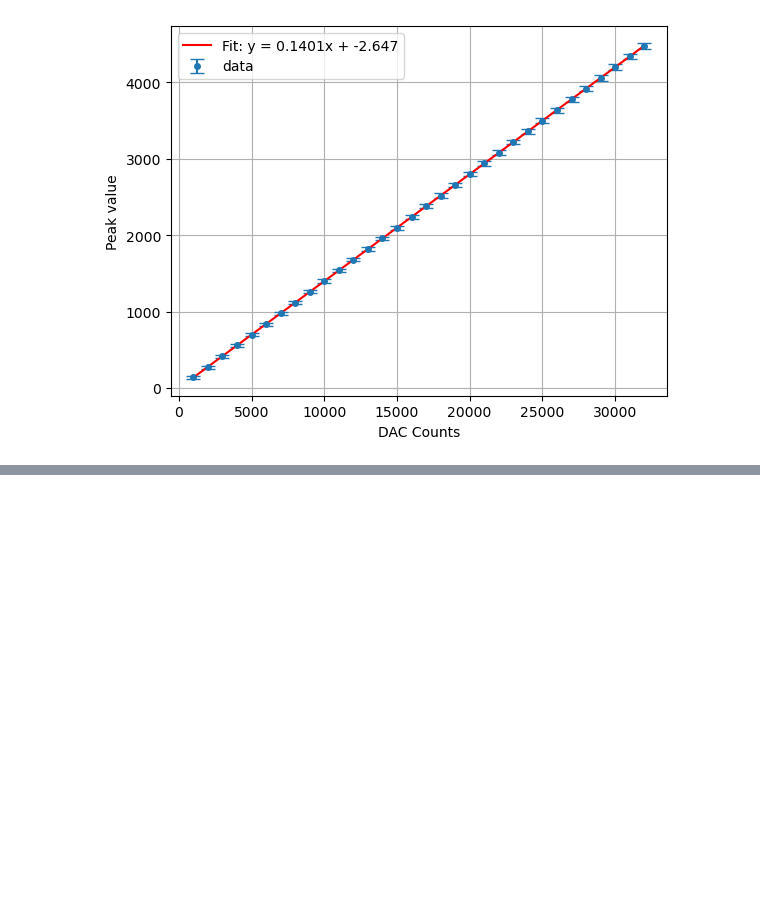
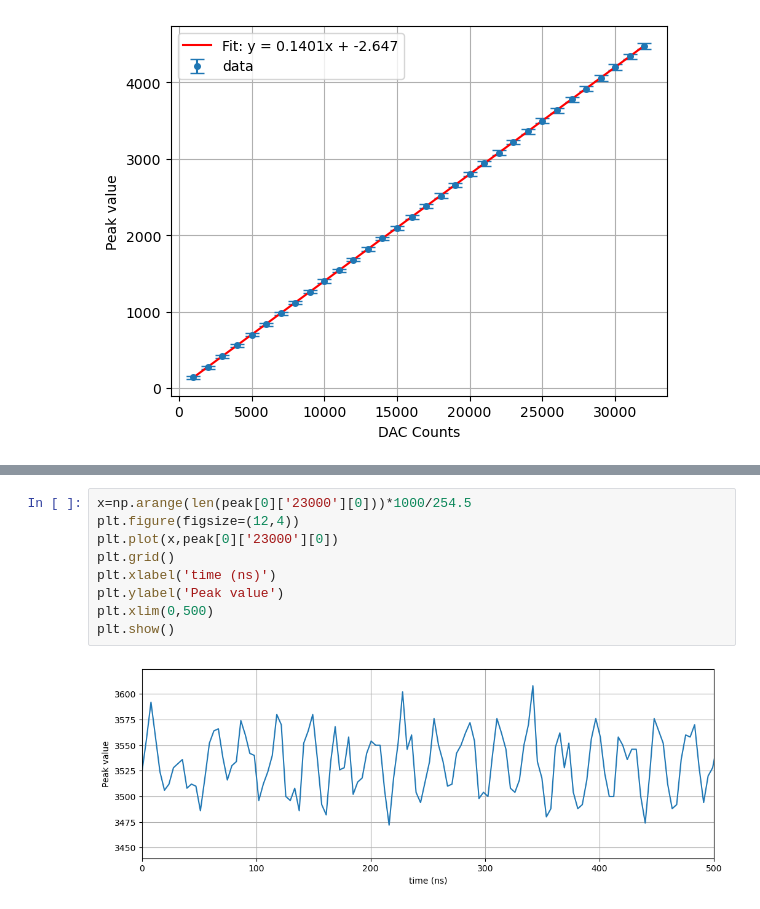
Before and after one commit to slaclab/kek-bpm-rfsoc-dev, a Jupyter notebook: software/notebooks/peaksearch.ipynb, the cells around one changed output, grey strips where cells are left out. Saved outputs shown, nothing was run; the diff lists cells and outputs as text; blank space fills up the shorter version.

```diff
--- a/software/notebooks/peaksearch.ipynb
+++ b/software/notebooks/peaksearch.ipynb
@@ -298,0 +216,11 @@ plt.show()
+# %%
+x=np.arange(len(peak[0]['23000'][0]))*1000/254.5
+plt.figure(figsize=(12,4))
+plt.plot(x,peak[0]['23000'][0])
+plt.grid()
+plt.xlabel('time (ns)')
+plt.ylabel('Peak value')
+plt.xlim(0,500)
+plt.show()
+# %% [output]
+[figure, added]
```
Also changed, not shown: parts of 7 cells of this notebook, 2 other files.
